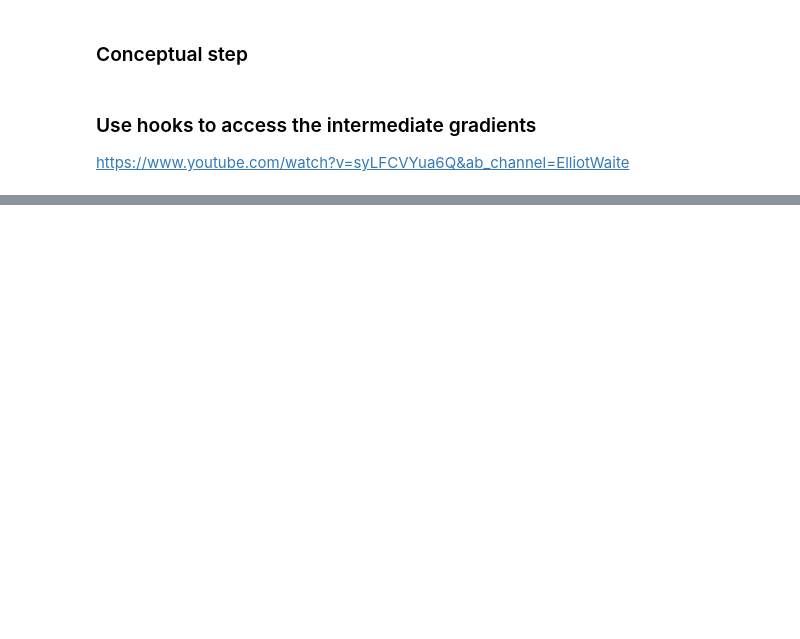
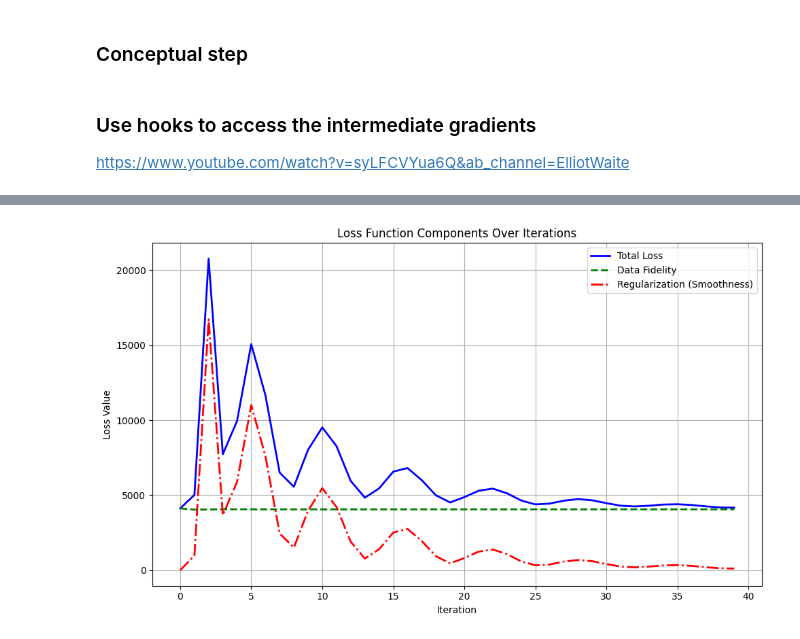
Before and after one commit to kejdilleshi/InvertedGlacierEvolutionModel, a Jupyter notebook: IGEM.ipynb, the cells around one changed output, grey strips where cells are left out. Drawn from its saved outputs; the diff is of its cells as text; code cells hidden in the pictures; blank space fills up the shorter version.

```diff
--- a/IGEM.ipynb
+++ b/IGEM.ipynb
@@ -423,11 +450,11 @@ def forward_simulation(H_initial,b_max, grad_b,z_ELA, nx=201, Lx=1e5, ttot=3e3,
         # update ice thickness (mass balance)
         b = torch.minimum(grad_b * (Z - z_ELA), torch.tensor(b_max, device=device))
         b.retain_grad()
-        b.register_hook(print_hook_b)
+        b.register_hook(reduce_hook)
 
         H[1:-1] += dt * b[1:-1]
         H.retain_grad()
-        H.register_hook(print_hook_h)
+        H.register_hook(reduce_hook)
         H[H < 0] = 0  # set any negative thickness to 0
 
         # Boundary conditions
@@ -516,0 +562,25 @@ print(c.grad_fn)  # This will print MulBackward0 for the first multiplication
+# %%
+# Function to plot the loss function components
+def plot_loss_components(total_loss_history, data_fidelity_history, regularization_history):
+    plt.figure(figsize=(10, 6))
+
+    # Plot the total loss, data fidelity, and regularization term
+    plt.plot(total_loss_history, label='Total Loss', color='b', linewidth=2)
+    plt.plot(data_fidelity_history, label='Data Fidelity', color='g', linestyle='--', linewidth=2)
+    plt.plot(regularization_history, label='Regularization (Smoothness)', color='r', linestyle='-.', linewidth=2)
+
+    # Add labels and legend
+    plt.xlabel('Iteration')
+    plt.ylabel('Loss Value')
+    plt.title('Loss Function Components Over Iterations')
+    plt.legend()
+
+    # Show the plot
+    plt.grid(True)
+    plt.tight_layout()
+    plt.show()
+# %%
+# After the optimization loop
+plot_loss_components(total_loss_history, data_fidelity_history, regularization_history)
+# %% [output]
+[figure, added]
```
Also changed, not shown: parts of 13 cells of this notebook, 1 other file.
